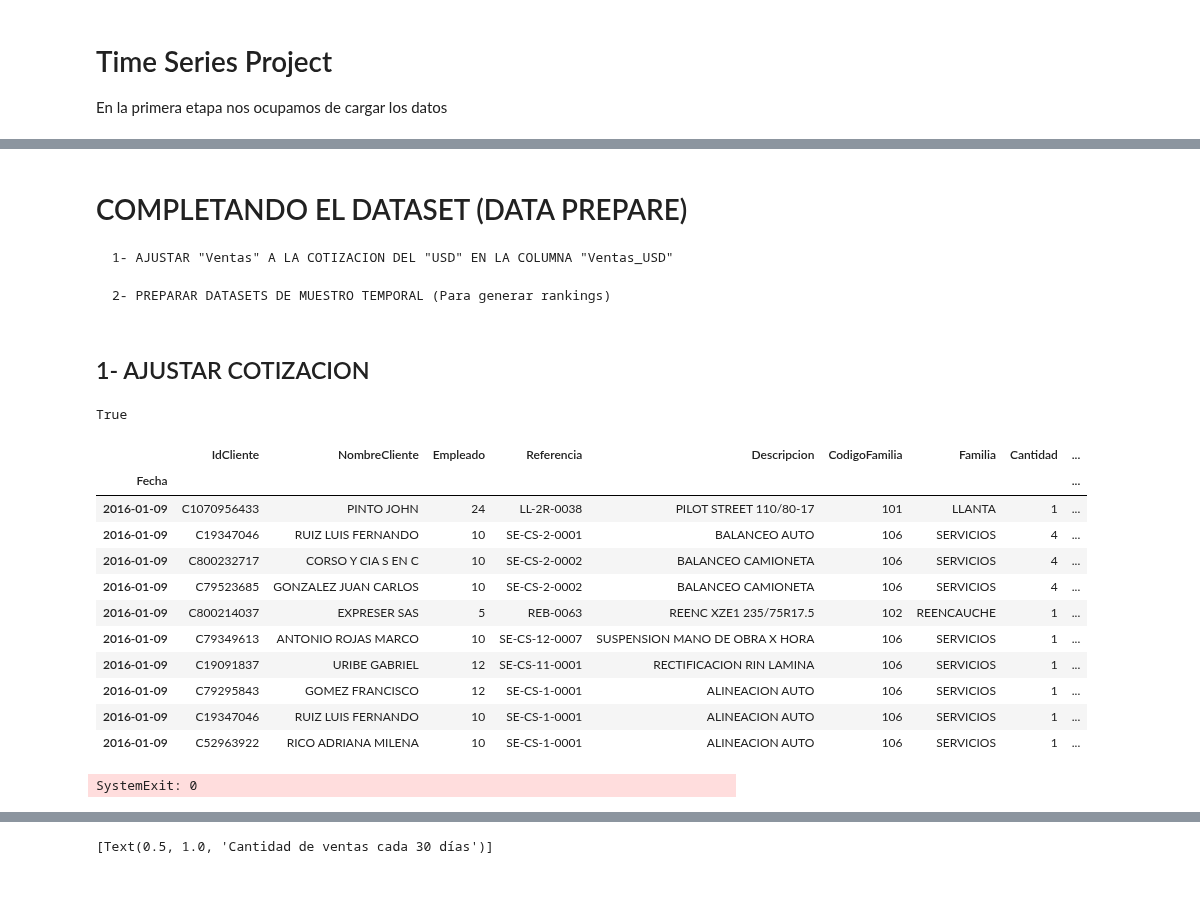
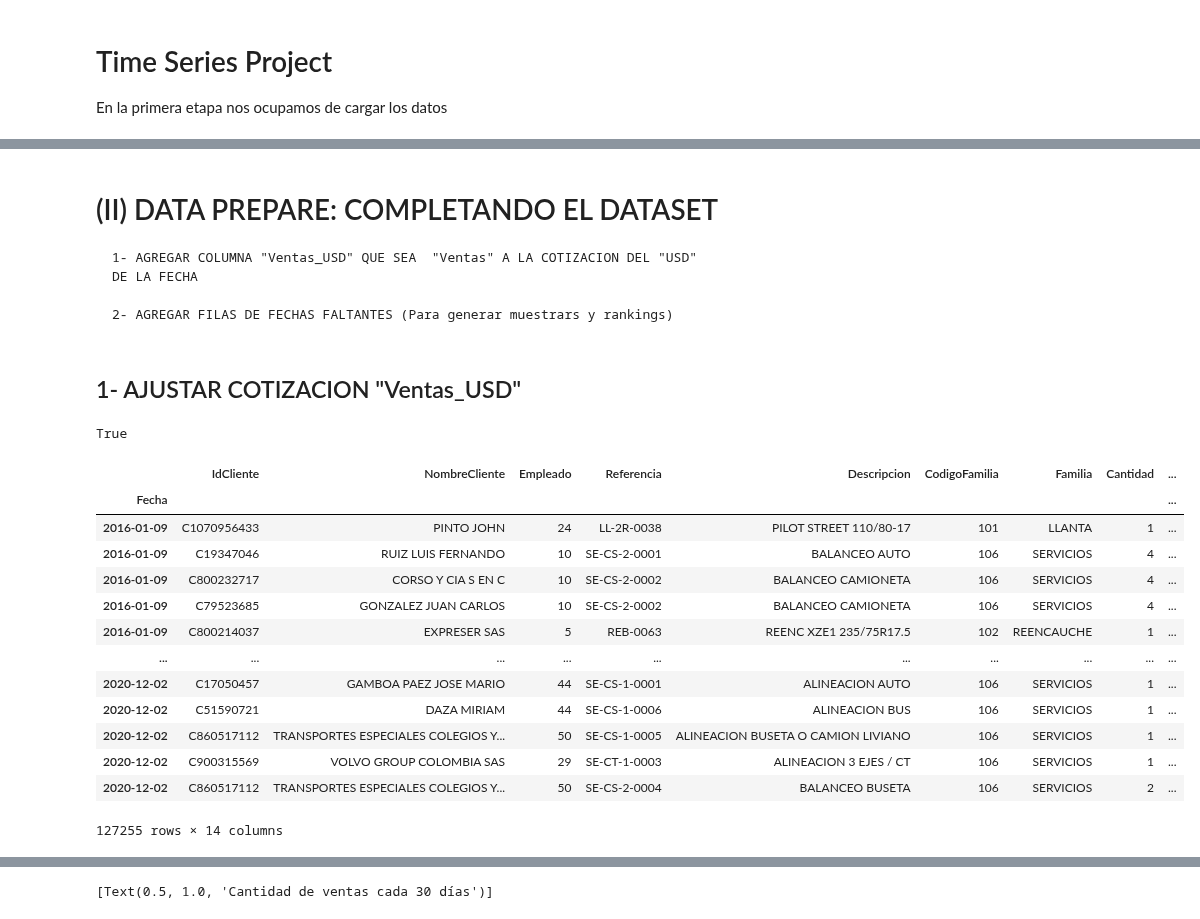
Before and after one commit to jackonedev/timeseries-project, a Jupyter notebook: data-science.ipynb, the cells around one changed output, grey strips where cells are left out. Drawn from its saved outputs; the diff is of its cells as text; code cells hidden in the pictures; blank space fills up the shorter version.

```diff
--- a/data-science.ipynb
+++ b/data-science.ipynb
@@ -63,14 +65,11 @@ from paquete_proyecto.iniciando.variables import ajustar_tipos
-# %%
-data, ventas_sin_duplicados = ajustar_tipos(ventas), ajustar_tipos(
-    ventas_sin_duplicados
-)
 # %% [markdown]
-# COMPLETANDO EL DATASET (DATA PREPARE)
+# (II) DATA PREPARE: COMPLETANDO EL DATASET
 
-    1- AJUSTAR "Ventas" A LA COTIZACION DEL "USD" EN LA COLUMNA "Ventas_USD"
 
-    2- PREPARAR DATASETS DE MUESTRO TEMPORAL (Para generar rankings)
+    1- AGREGAR COLUMNA "Ventas_USD" QUE SEA  "Ventas" A LA COTIZACION DEL "USD" DE LA FECHA
+
+    2- AGREGAR FILAS DE FECHAS FALTANTES (Para generar muestrars y rankings)
 # %% [markdown]
-## 1- AJUSTAR COTIZACION
+## 1- AJUSTAR COTIZACION "Ventas_USD"
 # %%
 from paquete_proyecto.preprocesamiento.forex_api import alpha_vantage_fx_api
@@ -84,3 +85,7 @@ True
 TOKEN = os.environ["TOKEN_AV"]
 
 cotizacion = alpha_vantage_fx_api("FX_WEEKLY", "COP", "USD", TOKEN)
+cotizacion = criterio_valor_apertura(preparar_cotizacion(data, cotizacion),  "COP/USD")
+
+data = agregar_cotizacion(data, cotizacion)
+data.loc[:, "Ventas_USD"] = data['Ventas'] * data['Cotizacion_USD']
@@ -107,41 +92,18 @@ cotizacion = criterio_valor_apertura(preparar_cotizacion(data, cotizacion),  "CO
-# %%
-# Acá quiero subdividir el dataset original, en función de los datos del dataset obtenido
-def agregar_cotizacion(data, cotizacion):
-    for i in range(len(cotizacion)):
-        if i == 0:
-            data.loc[: cotizacion.index[i], "Cotizacion_USD"] = cotizacion.iloc[
-                i
-            ].values[0]
-            continue
-
-        data.loc[
-            cotizacion.index[i - 1] : cotizacion.index[i], "Cotizacion_USD"
-        ] = cotizacion.iloc[i].values[0]
-
-    return data
-
-
-agregar_cotizacion(data, cotizacion).head(10)
-
-# Acá quiero crear una columna en el dataset original con la cotización del dolar durante esa fecha
-
-# Acá quiero crear otra columna que sea el valor de las ventas expresados en usd
-# %% [output]
-|  | IdCliente | NombreCliente | Empleado | Referencia | Descripcion | CodigoFamilia | Familia | Cantidad | ... |
-| Fecha |  |  |  |  |  |  |  |  | ... |
-| 2016-01-09 | C1070956433 | PINTO JOHN | 24 | LL-2R-0038 | PILOT STREET 110/80-17 | 101 | LLANTA | 1 | ... |
-| 2016-01-09 | C19347046 | RUIZ LUIS FERNANDO | 10 | SE-CS-2-0001 | BALANCEO AUTO | 106 | SERVICIOS | 4 | ... |
-| 2016-01-09 | C800232717 | CORSO Y CIA S EN C | 10 | SE-CS-2-0002 | BALANCEO CAMIONETA | 106 | SERVICIOS | 4 | ... |
-| 2016-01-09 | C79523685 | GONZALEZ JUAN CARLOS | 10 | SE-CS-2-0002 | BALANCEO CAMIONETA | 106 | SERVICIOS | 4 | ... |
-| 2016-01-09 | C800214037 | EXPRESER SAS | 5 | REB-0063 | REENC XZE1 235/75R17.5 | 102 | REENCAUCHE | 1 | ... |
-| 2016-01-09 | C79349613 | ANTONIO ROJAS MARCO | 10 | SE-CS-12-0007 | SUSPENSION MANO DE OBRA X HORA | 106 | SERVICIOS | 1 | ... |
-| 2016-01-09 | C19091837 | URIBE GABRIEL | 12 | SE-CS-11-0001 | RECTIFICACION RIN LAMINA | 106 | SERVICIOS | 1 | ... |
-| 2016-01-09 | C79295843 | GOMEZ FRANCISCO | 12 | SE-CS-1-0001 | ALINEACION AUTO | 106 | SERVICIOS | 1 | ... |
-| 2016-01-09 | C19347046 | RUIZ LUIS FERNANDO | 10 | SE-CS-1-0001 | ALINEACION AUTO | 106 | SERVICIOS | 1 | ... |
-| 2016-01-09 | C52963922 | RICO ADRIANA MILENA | 10 | SE-CS-1-0001 | ALINEACION AUTO | 106 | SERVICIOS | 1 | ... |
-# %%
-import sys
-sys.exit(0)
-# %% [output]
-SystemExit: 0
+# %%
+data
+# %% [output]
+|  | IdCliente | NombreCliente | Empleado | Referencia | Descripcion | CodigoFamilia | Familia | Cantidad | ... |
+| Fecha |  |  |  |  |  |  |  |  | ... |
+| 2016-01-09 | C1070956433 | PINTO JOHN | 24 | LL-2R-0038 | PILOT STREET 110/80-17 | 101 | LLANTA | 1 | ... |
+| 2016-01-09 | C19347046 | RUIZ LUIS FERNANDO | 10 | SE-CS-2-0001 | BALANCEO AUTO | 106 | SERVICIOS | 4 | ... |
+| 2016-01-09 | C800232717 | CORSO Y CIA S EN C | 10 | SE-CS-2-0002 | BALANCEO CAMIONETA | 106 | SERVICIOS | 4 | ... |
+| 2016-01-09 | C79523685 | GONZALEZ JUAN CARLOS | 10 | SE-CS-2-0002 | BALANCEO CAMIONETA | 106 | SERVICIOS | 4 | ... |
+| 2016-01-09 | C800214037 | EXPRESER SAS | 5 | REB-0063 | REENC XZE1 235/75R17.5 | 102 | REENCAUCHE | 1 | ... |
+| ... | ... | ... | ... | ... | ... | ... | ... | ... | ... |
+| 2020-12-02 | C17050457 | GAMBOA PAEZ JOSE MARIO | 44 | SE-CS-1-0001 | ALINEACION AUTO | 106 | SERVICIOS | 1 | ... |
+| 2020-12-02 | C51590721 | DAZA MIRIAM | 44 | SE-CS-1-0006 | ALINEACION BUS | 106 | SERVICIOS | 1 | ... |
+| 2020-12-02 | C860517112 | TRANSPORTES ESPECIALES COLEGIOS Y... | 50 | SE-CS-1-0005 | ALINEACION BUSETA O CAMION LIVIANO | 106 | SERVICIOS | 1 | ... |
+| 2020-12-02 | C900315569 | VOLVO GROUP COLOMBIA SAS | 29 | SE-CT-1-0003 | ALINEACION 3 EJES / CT | 106 | SERVICIOS | 1 | ... |
+| 2020-12-02 | C860517112 | TRANSPORTES ESPECIALES COLEGIOS Y... | 50 | SE-CS-2-0004 | BALANCEO BUSETA | 106 | SERVICIOS | 2 | ... |
+127255 rows × 14 columns
 # %% [markdown]
```
Also changed, not shown: parts of 20 cells of this notebook.
